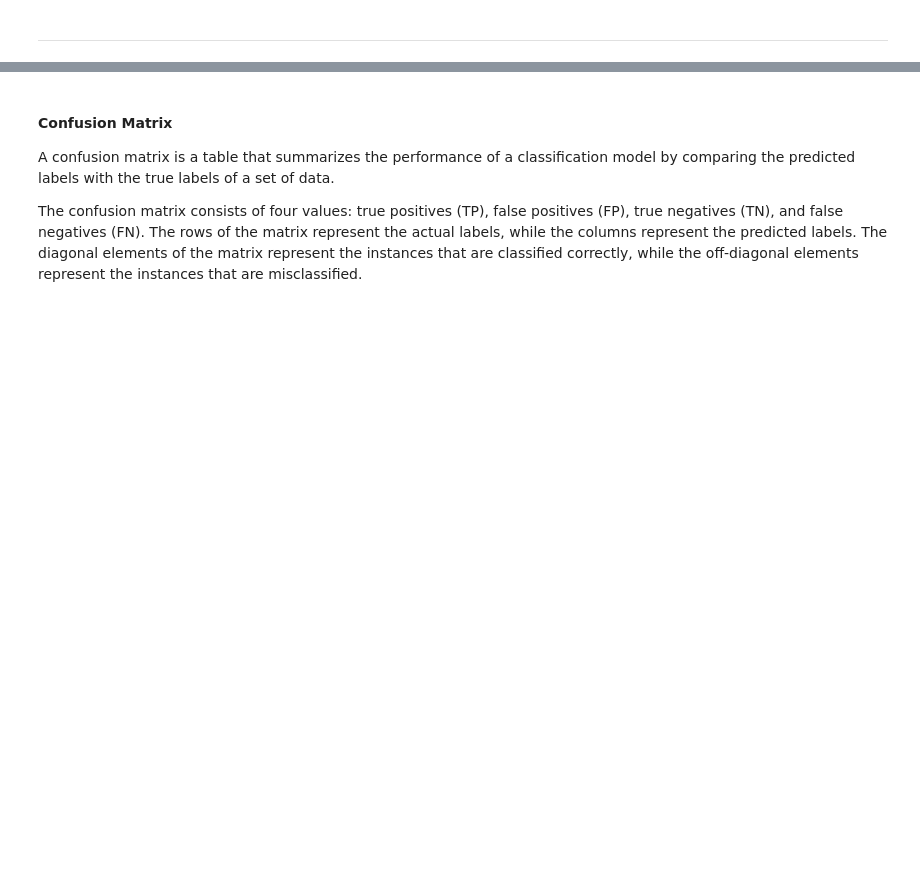
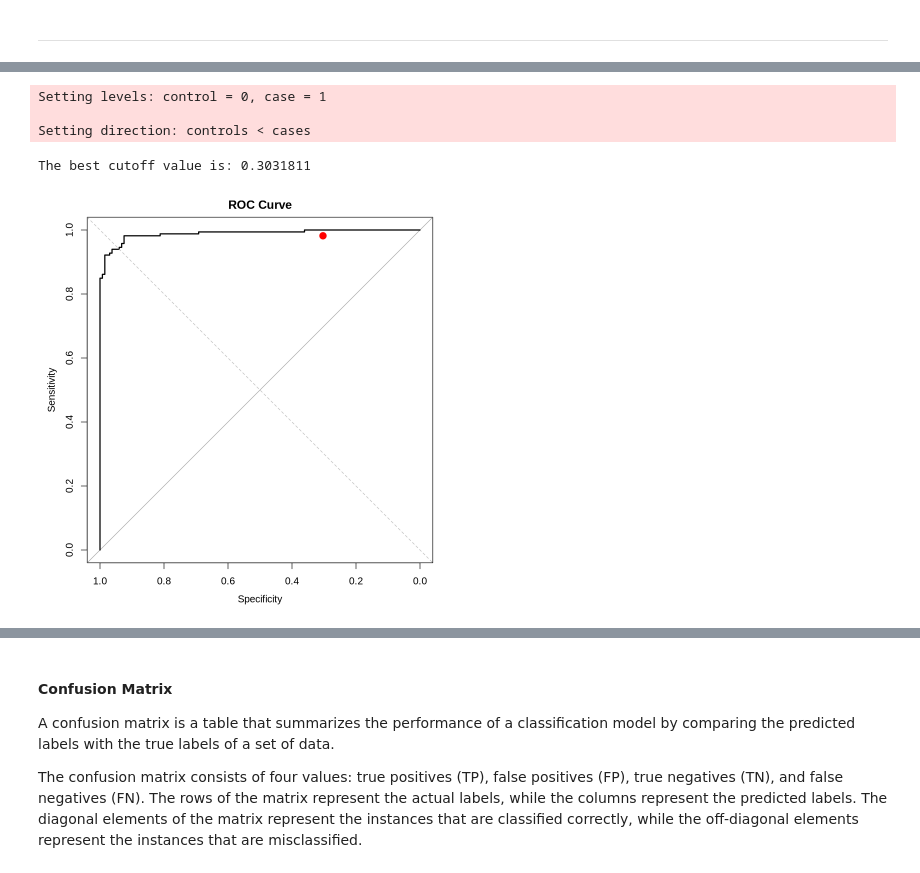
Before and after one commit to wekeo/wekeo4land, a Jupyter notebook: notebooks/ml-grassland-classification/R_2_model_selection.ipynb, the cells around one changed output, grey strips where cells are left out. Cells and saved outputs as stored; diff of their text form; code cells hidden in the pictures; blank space fills up the shorter version.

Commit message:
updating R version of ml notebook nr.1

```diff
--- a/notebooks/ml-grassland-classification/R_2_model_selection.ipynb
+++ b/notebooks/ml-grassland-classification/R_2_model_selection.ipynb
@@ -400,0 +62,6 @@ plot_dict(f1, 'Models F1-Score', 'F1-Score', 'Model')
+# %%
+# Load the data prepared in the previous notebook
+
+setwd("~/wekeo4land")
+
+random_points <- readRDS('data/processing/ml-grassland-classification/random_points.rds')
@@ -400,0 +85,7 @@ plot_dict(f1, 'Models F1-Score', 'F1-Score', 'Model')
+# %%
+# Split train_dat into predictors and response
+x_train <- train_dat %>% select(-Class)  # predictor
+y_train <- train_dat$Class               # Response (as a vector)
+
+# Ensure y_train is a factor for classification tasks
+y_train <- as.factor(y_train)
@@ -400,0 +210,32 @@ plot_dict(f1, 'Models F1-Score', 'F1-Score', 'Model')
+# %%
+# Split val_dat into predictors and response
+x_val <- val_dat %>% select(-Class)  # predictor
+y_val <- val_dat$Class               # response (as a vector)
+
+# Ensure y_val is a factor for classification tasks
+y_val <- as.factor(y_val)
+# %%
+# LightGBM provides probabilities (ranging from 0 to 1) for belonging to each class. The following code adjusts the threshold to minimize the overall classification error.
+# The resulting cutoff value is used afterwards.
+# Calculate best cutoff value for the Lightgbm prediction.
+
+# Example: Assuming `predictions` is your predictor and `y_val` is the true binary response
+predictions <- predict(models[["Lightgbm"]], as.matrix(x_val))
+roc_curve <- roc(y_val ~ predictions)
+
+# Find the cutoff that maximizes the Youden's J statistic
+best_cutoff <- as.numeric(coords(roc_curve, "best", ret = "threshold", best.method = "youden"))
+
+plot(roc_curve, main = "ROC Curve")
+abline(a = 0, b = 1, lty = 2, col = "gray")  # Reference line
+points(coords(roc_curve, "best")["threshold"], coords(roc_curve, "best")["sensitivity"],
+       col = "red", pch = 19, cex = 1.5)
+
+# Print the best cutoff value
+cat("The best cutoff value is:", best_cutoff, "\n")
+# %% [output]
+Setting levels: control = 0, case = 1
+
+Setting direction: controls < cases
+The best cutoff value is: 0.3031811
+[figure, added]
```
Also changed, not shown: parts of 74 cells of this notebook, 5 other files.
